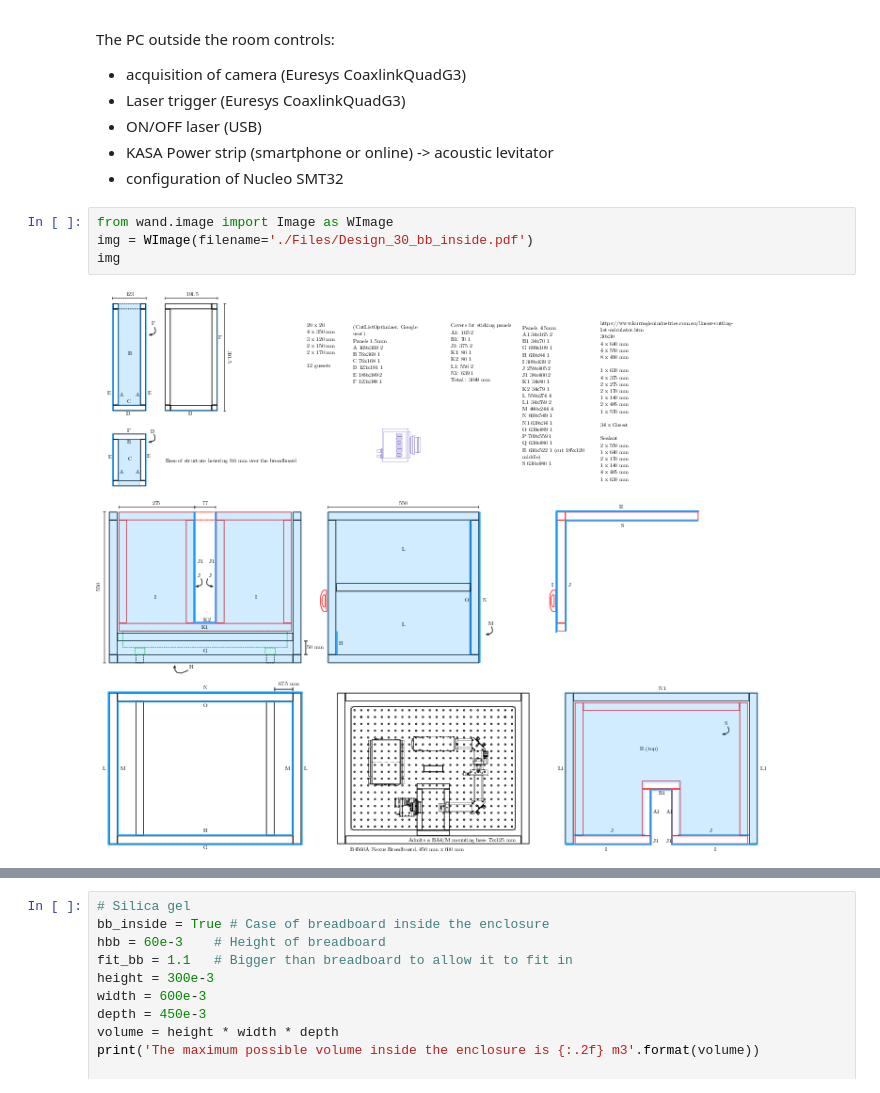
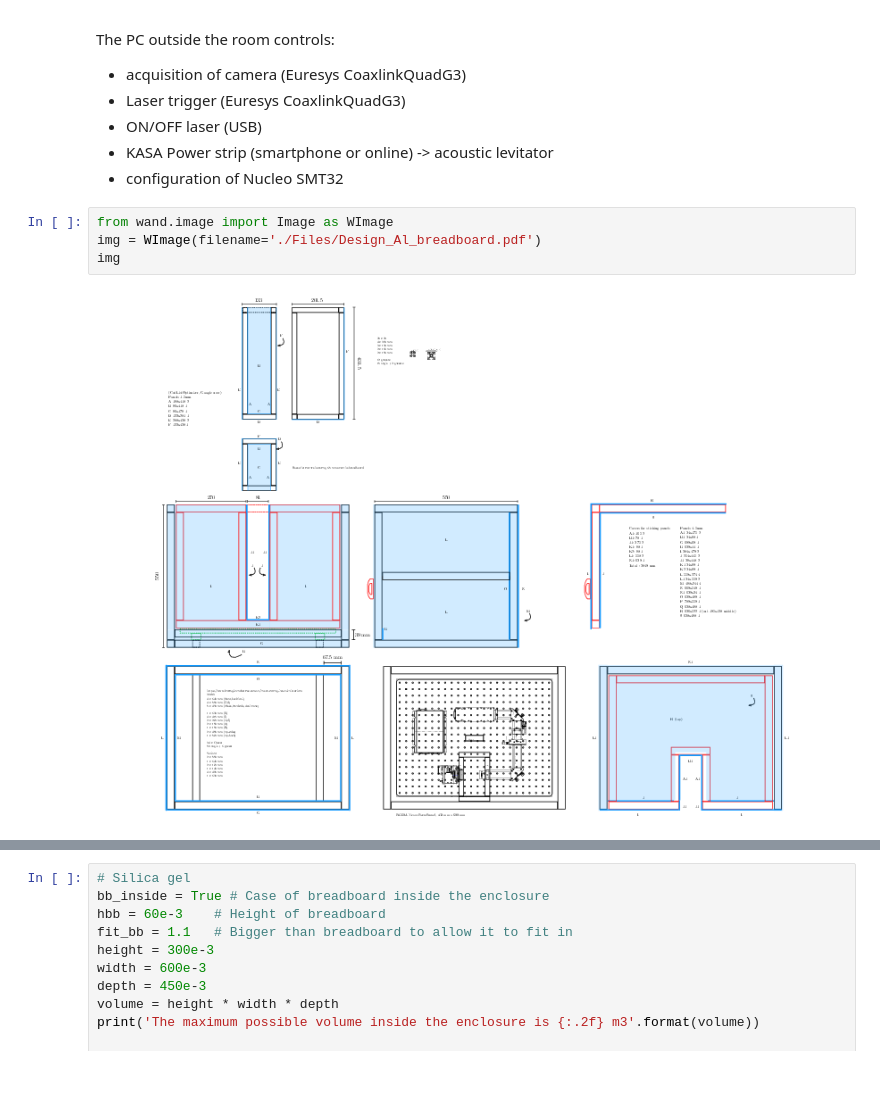
Before and after one commit to PablitoE/MyNotebooks, a Jupyter notebook: DH Setups.ipynb, the cells around one changed output, grey strips where cells are left out. Drawn from its saved outputs; the diff is of its cells as text.

Commit message:
Change of breadboard: solid aluminium 1.9mm

```diff
--- a/DH Setups.ipynb
+++ b/DH Setups.ipynb
@@ -251,10 +252,10 @@ The PC outside the room controls:
 - configuration of Nucleo SMT32
 # %%
 from wand.image import Image as WImage
-img = WImage(filename='./Files/Design_30_bb_inside.pdf')
+img = WImage(filename='./Files/Design_Al_breadboard.pdf')
 img
 # %% [output]
-[figure, old version]
+[figure, new version]
 # %% [markdown]
 ## Enclosure for cold room
 
```
Also changed, not shown: parts of 2 cells of this notebook, 2 other files.
